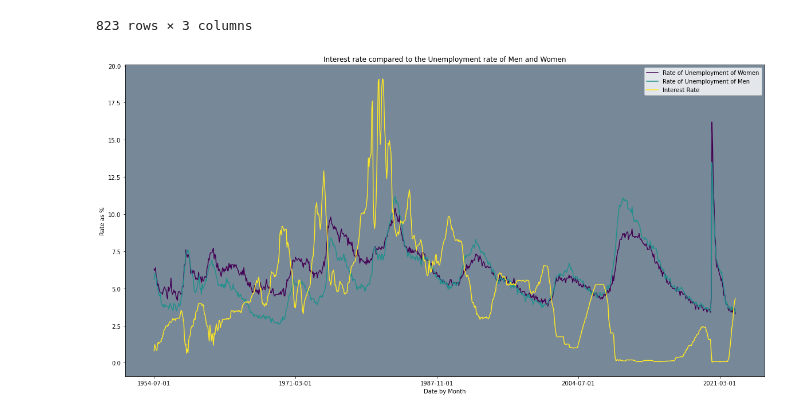
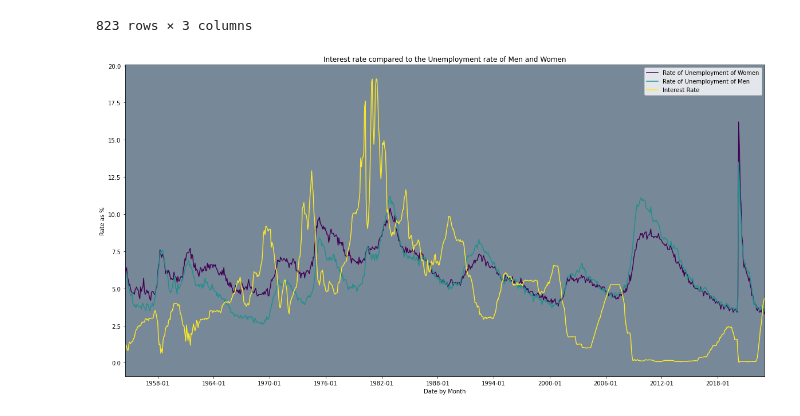
Before and after one commit to Lionta/Project-1, a Jupyter notebook: Unemployment_vs_Interest_Rate.ipynb, the cells around one changed output. Drawn from its saved outputs; the diff is of its cells as text; code cells hidden in the pictures.

```diff
--- a/Unemployment_vs_Interest_Rate.ipynb
+++ b/Unemployment_vs_Interest_Rate.ipynb
@@ -80,14 +52,3 @@ gdp_df
-# %%
-# API Call
-fred_url = "https://api.stlouisfed.org/fred/series/observations?"
-fred_series_id= 'UNRATE'
-fred_key= fred_key
-
-
-params = {"series_id": fred_series_id, "apiKey": fred_key}
-
-query_url = f"{fred_url}series_id={fred_series_id}&api_key={fred_key}&file_type=json"
-fred_response = requests.get(query_url, params=params).json()
 # %% [markdown]
 ## Unemployment Rate Data Frame
 # %%
@@ -314,13 +224,19 @@ mixedunemp_df
 | 2023-01-01 | 3.3 | 3.6 | 4.33 |
 823 rows × 3 columns
 # %%
+#Changing columns to be numeric
 mixedunemp_df["Rate of Unemployment of Women"] = pd.to_numeric(mixedunemp_df["Rate of Unemployment of Women"])
 mixedunemp_df["Rate of Unemployment of Men"]  = pd.to_numeric(mixedunemp_df["Rate of Unemployment of Men"])
 mixedunemp_df["Interest Rate"] = pd.to_numeric(mixedunemp_df["Interest Rate"])
+mixedunemp_df.index = pd.to_datetime(mixedunemp_df.index).date
 # %%
+#creating the second graph
 graph2 = mixedunemp_df.plot(title="Interest rate compared to the Unemployment rate of Men and Women", colormap='viridis', figsize=(20,10))
 graph2.set_xlabel("Date by Month")
 graph2.set_ylabel("Rate as %")
 graph2.set_facecolor("lightslategray")
+graph2.xaxis.set_major_locator(mdates.MonthLocator(interval=72))
+graph2.set_xlim([pd.Timestamp("1954-07-01"), pd.Timestamp("2023-01-01")])
+graph2.get_figure().savefig('interest_vs_men_vs_women.svg')
 # %% [output]
-[figure, old version]
+[figure, new version]
```
Also changed, not shown: parts of 20 cells of this notebook, 2 other files.
